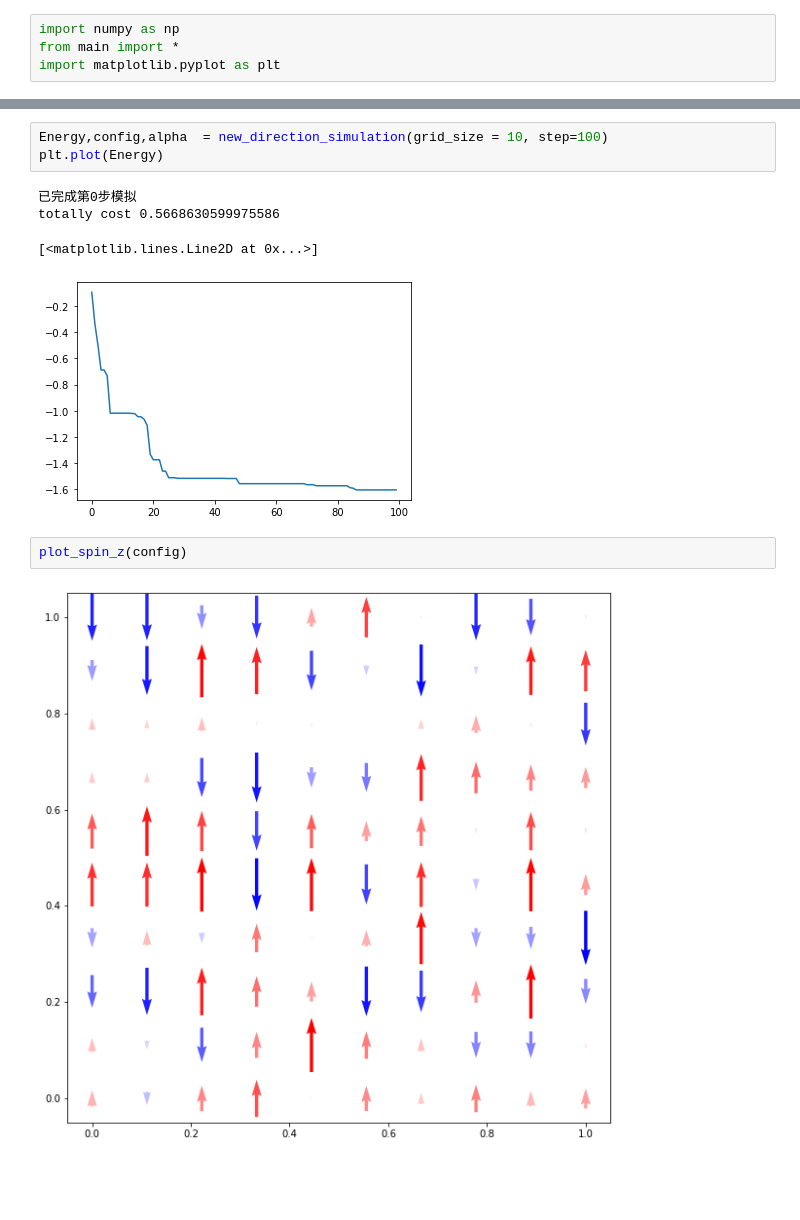
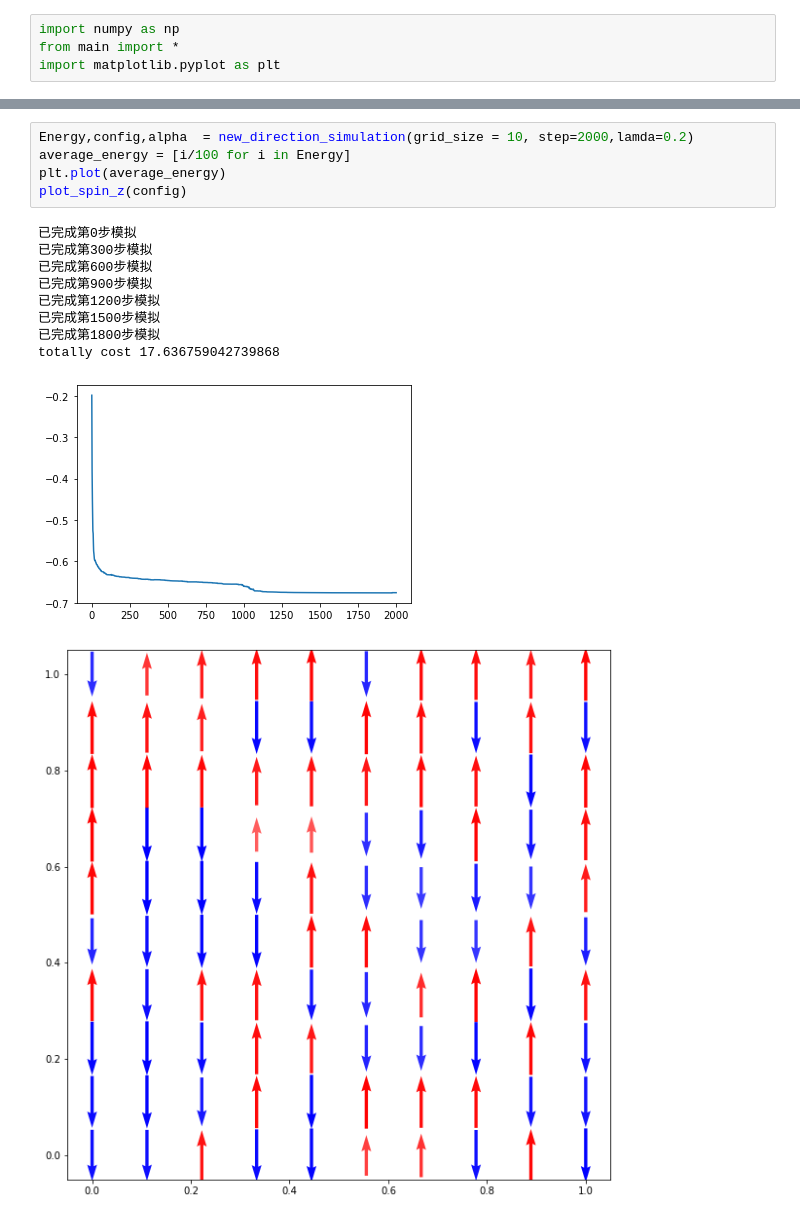
Before and after one commit to Yibo-Zhang/ising_model, a Jupyter notebook: python/heisenberg/Untitled.ipynb, the cells around one changed output, grey strips where cells are left out. Saved outputs shown, nothing was run; the diff lists cells and outputs as text; blank space fills up the shorter version.

```diff
--- a/python/heisenberg/Untitled.ipynb
+++ b/python/heisenberg/Untitled.ipynb
@@ -28,12 +15,16 @@ totally cost 58.18154811859131
 # %%
-Energy,config,alpha  = new_direction_simulation(grid_size = 10, step=100)
-plt.plot(Energy)
+Energy,config,alpha  = new_direction_simulation(grid_size = 10, step=2000,lamda=0.2)
+average_energy = [i/100 for i in Energy]
+plt.plot(average_energy)
+plot_spin_z(config)
 # %% [output]
 已完成第0步模拟
-totally cost 0.5668630599975586
+已完成第300步模拟
+已完成第600步模拟
+已完成第900步模拟
+已完成第1200步模拟
+已完成第1500步模拟
+已完成第1800步模拟
+totally cost 17.636759042739868
-[<matplotlib.lines.Line2D at 0x...>]
-[figure, old version]
+[figure, new version]
+[figure, added]
-# %%
-plot_spin_z(config)
-# %% [output]
-[figure, removed]
```
Also changed, not shown: parts of 3 cells of this notebook, 1 other file.
